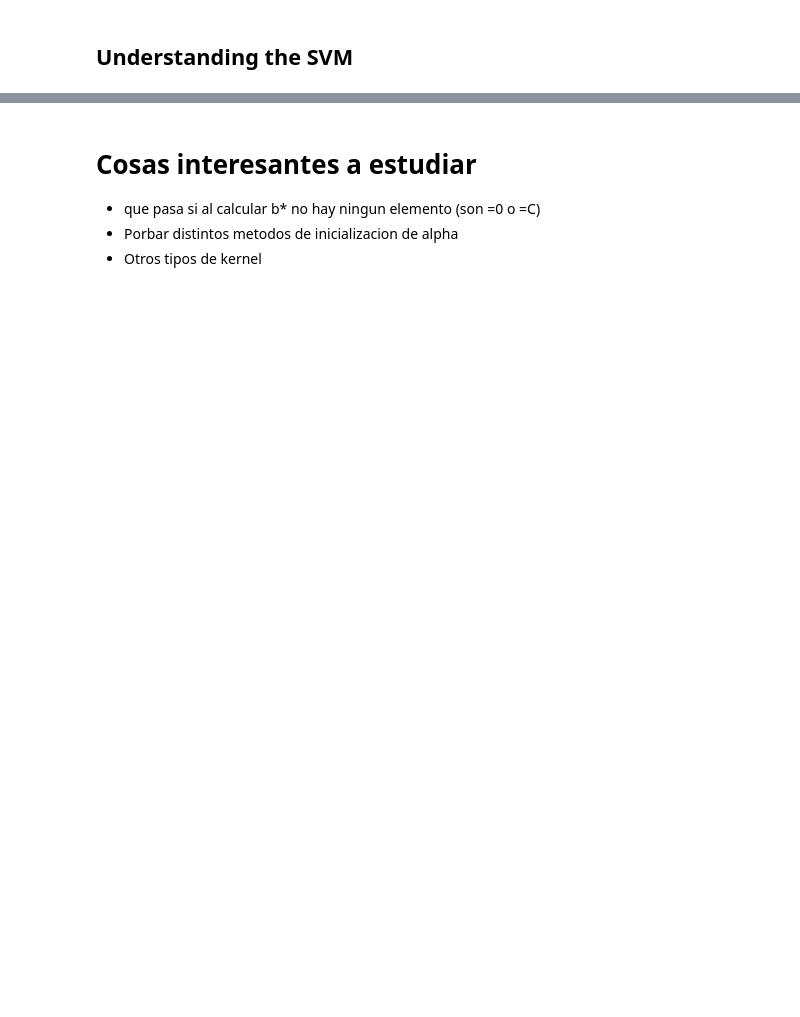
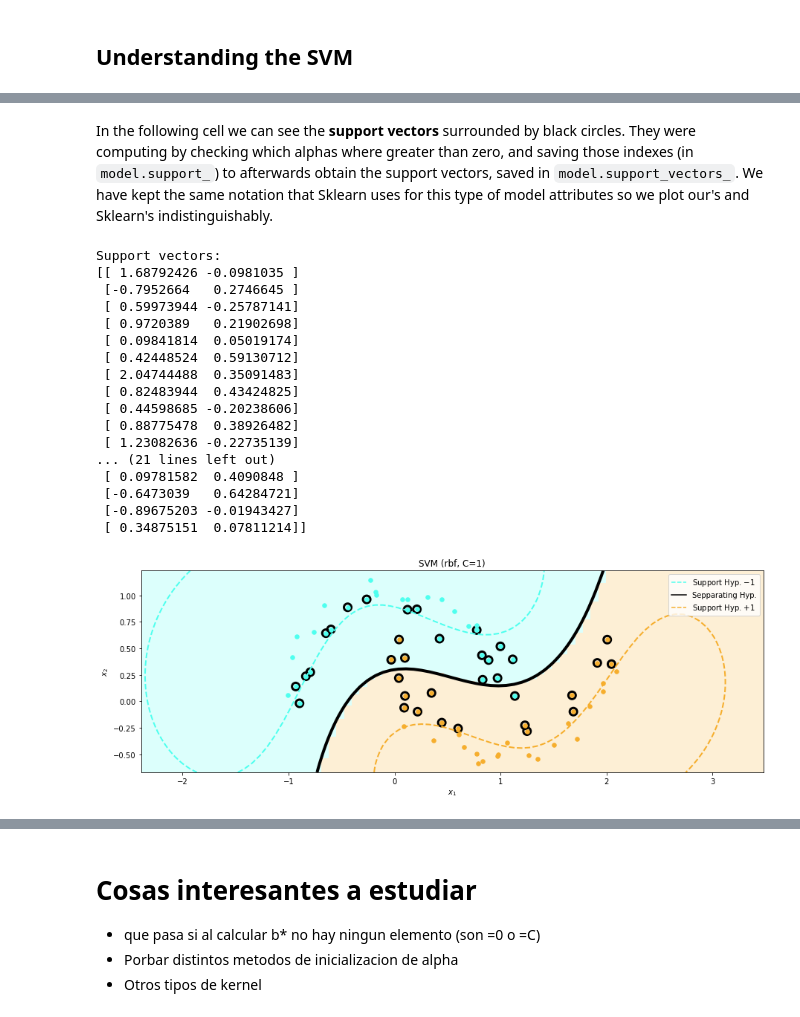
Before and after one commit to fjsaezm/mcd-maaa, a Jupyter notebook: P1/SMO.ipynb, the cells around one changed output, grey strips where cells are left out. Cells and saved outputs as stored; diff of their text form; code cells hidden in the pictures; blank space fills up the shorter version.

```diff
--- a/P1/SMO.ipynb
+++ b/P1/SMO.ipynb
@@ -371,0 +431,34 @@ plot_svc(x, y, model_my)
+# %% [markdown]
+In the following cell we can see the **support vectors** surrounded by black circles. They were computing by checking which alphas where greater than zero, and saving those indexes (in `model.support_`) to afterwards obtain the support vectors, saved in `model.support_vectors_`. We have kept the same notation that Sklearn uses for this type of model attributes so we plot our's and Sklearn's indistinguishably.
+# %%
+def show_support_vectors(x_tr, y_tr, x_te, y_te, C=1, gamma='scale', kernel='rbf', tol=0.0001):
+    # Model definition and training
+    model = MySVC(C=C, gamma=gamma, tol=tol, kernel=kernel)
+    model.fit(x_tr, y_tr)
+
+    # Show the support vectors
+    print('Support vectors: \n{}'.format(model.support_vectors_))
+
+    #Plot
+    plot_svc(x_tr, y_tr, model)
+
+model = show_support_vectors(x_tr, y_tr, x_te, y_te)
+# %% [output]
+Support vectors:
+[[ 1.68792426 -0.0981035 ]
+ [-0.7952664   0.2746645 ]
+ [ 0.59973944 -0.25787141]
+ [ 0.9720389   0.21902698]
+ [ 0.09841814  0.05019174]
+ [ 0.42448524  0.59130712]
+ [ 2.04744488  0.35091483]
+ [ 0.82483944  0.43424825]
+ [ 0.44598685 -0.20238606]
+ [ 0.88775478  0.38926482]
+ [ 1.23082636 -0.22735139]
+... (21 lines left out)
+ [ 0.09781582  0.4090848 ]
+ [-0.6473039   0.64284721]
+ [-0.89675203 -0.01943427]
+ [ 0.34875151  0.07811214]]
+[figure, added]
```
Also changed, not shown: parts of 16 cells of this notebook, 1 other file.
